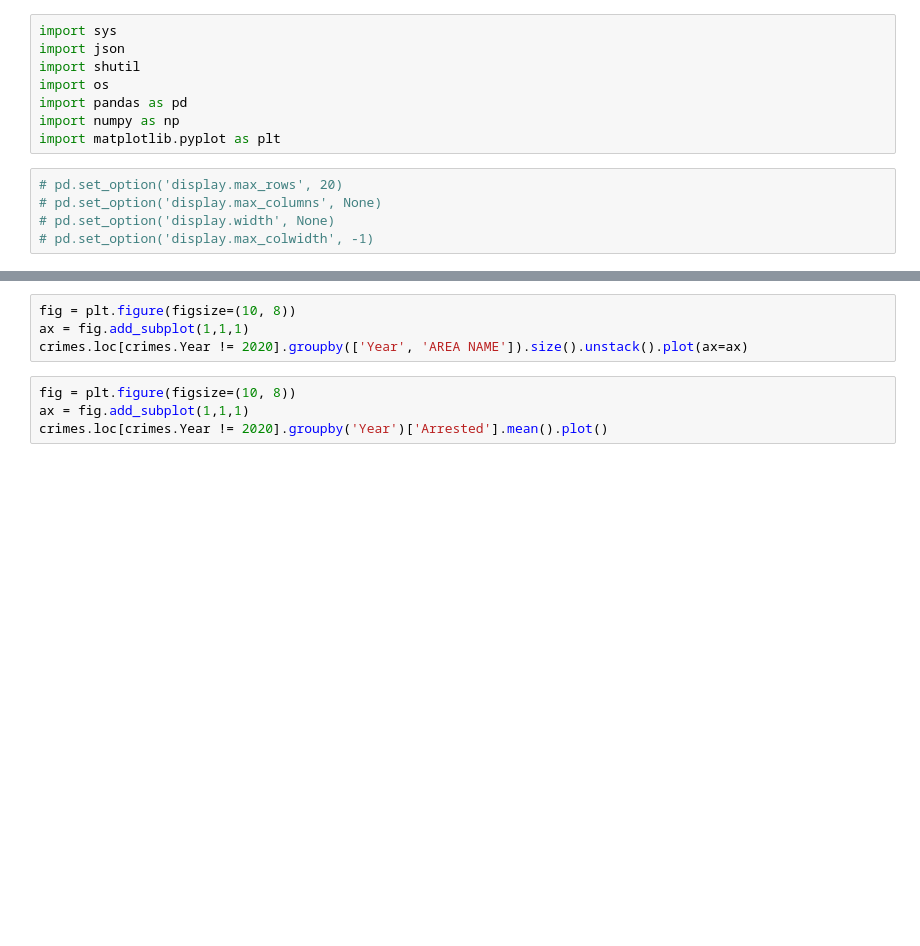
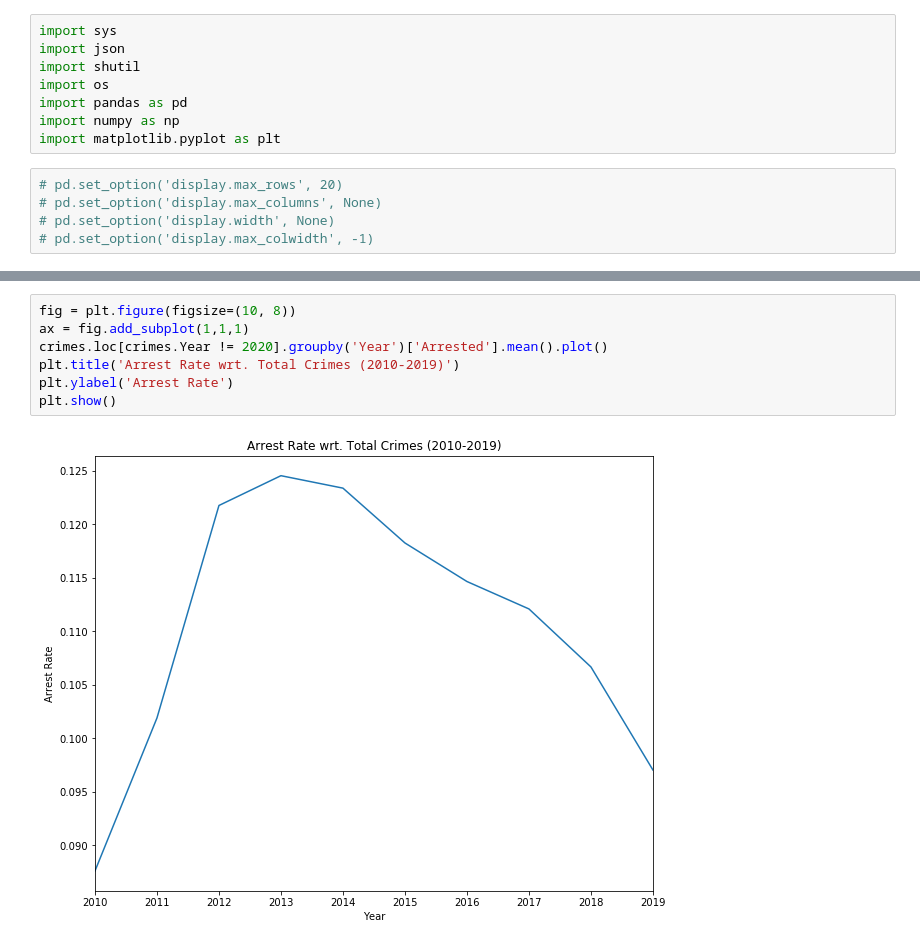
Before and after one commit to luismdiaz01/DSC180B, a Jupyter notebook: notebooks/EDA-Crimes.ipynb, the cells around one changed output, grey strips where cells are left out. Cells and saved outputs as stored; diff of their text form; blank space fills up the shorter version.

```diff
--- a/notebooks/EDA-Crimes.ipynb
+++ b/notebooks/EDA-Crimes.ipynb
@@ -30,11 +98,12 @@ crimes.groupby('AREA NAME').size().plot(kind='bar', ax=ax)
 # %%
 fig = plt.figure(figsize=(10, 8))
 ax = fig.add_subplot(1,1,1)
-crimes.loc[crimes.Year != 2020].groupby(['Year', 'AREA NAME']).size().unstack().plot(ax=ax)
+crimes.loc[crimes.Year != 2020].groupby('Year')['Arrested'].mean().plot()
+plt.title('Arrest Rate wrt. Total Crimes (2010-2019)')
+plt.ylabel('Arrest Rate')
+plt.show()
+# %% [output]
+[figure, added]
-# %%
-fig = plt.figure(figsize=(10, 8))
-ax = fig.add_subplot(1,1,1)
-crimes.loc[crimes.Year != 2020].groupby('Year')['Arrested'].mean().plot()
 # %%
 arrest_by_area_year = crimes.loc[crimes.Year != 2020].groupby(['Year', 'AREA NAME'])['Arrested'].mean().unstack()
 arrest_by_area_year
```
Also changed, not shown: parts of 19 cells of this notebook, 5 other files.
